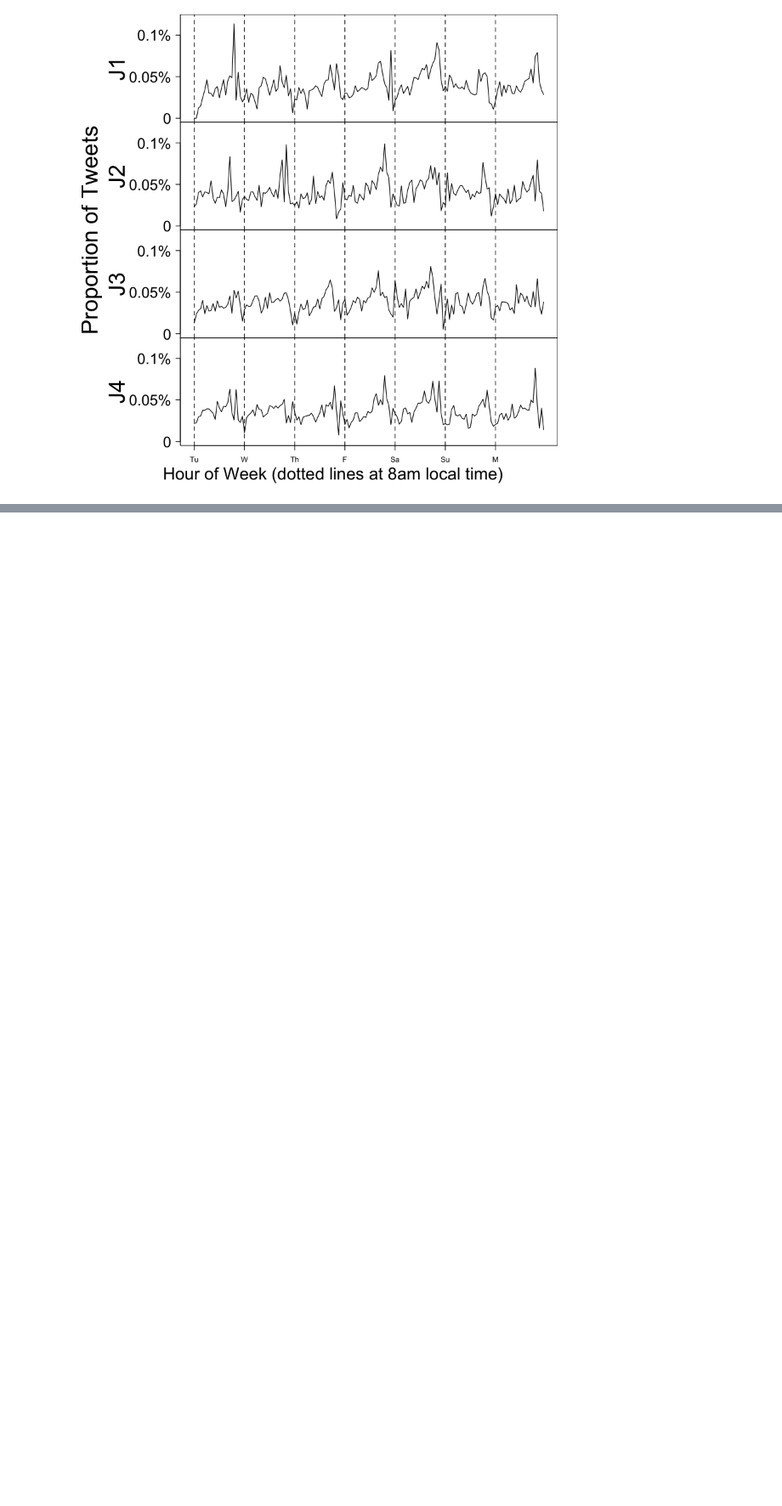
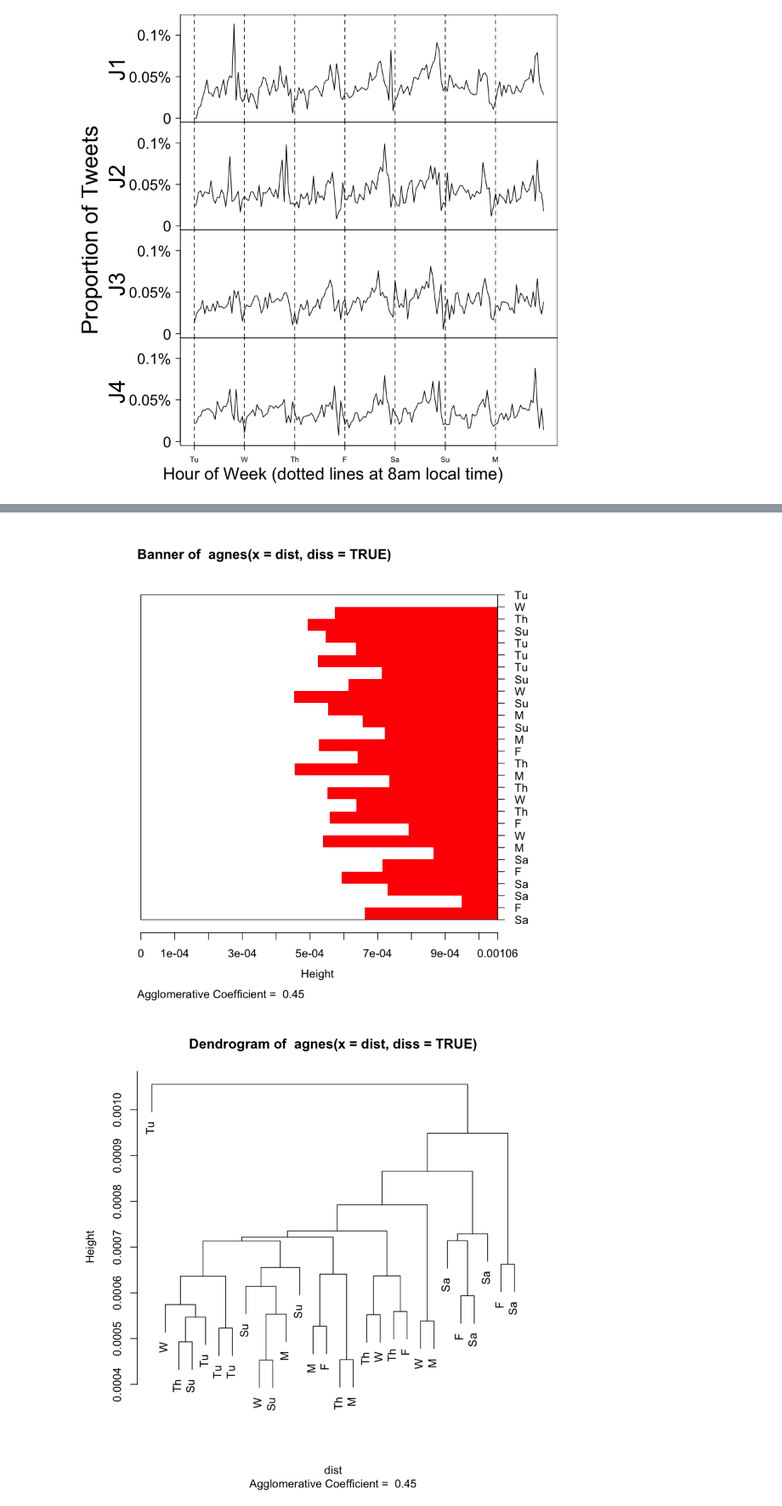
Before and after one commit to tj2huang/nyu-research, a Jupyter notebook: notebooks/tobacco-plot.ipynb, the cells around one changed output, grey strips where cells are left out. Shown at 85% size. Drawn from its saved outputs; the diff is of its cells as text; code cells hidden in the pictures; blank space fills up the shorter version.

```diff
--- a/notebooks/tobacco-plot.ipynb
+++ b/notebooks/tobacco-plot.ipynb
@@ -145,0 +180,10 @@ plot_weeks()
+# %%
+june_days = split_by_day(new_perc)
+colnames(june_days)=weekdays
+dist = diss(june_days, METHOD = 'EUCL')
+b = agnes(dist, diss=TRUE)
+# %%
+plot(b)
+# %% [output]
+[figure, added]
+[figure, added]
```
Also changed, not shown: parts of 5 cells of this notebook.
